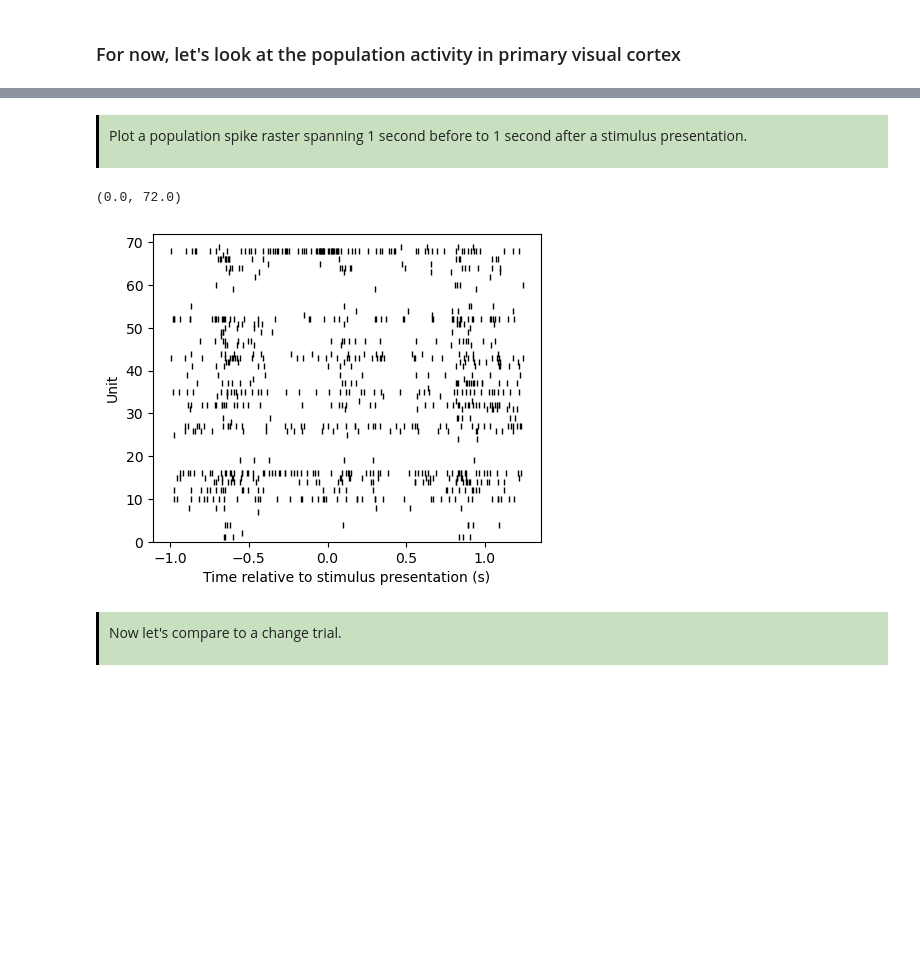
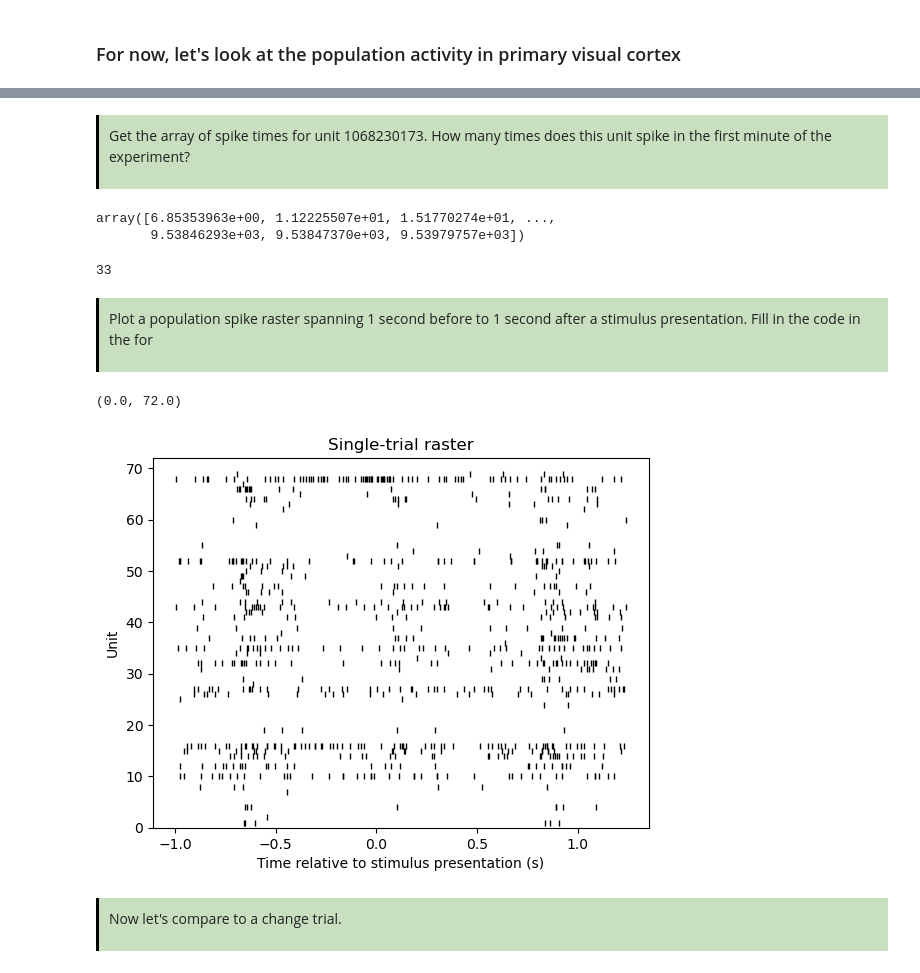
Before and after one commit to mattjdavis/SWDB_2024_Physiology, a Jupyter notebook: code/workshop_2_population_coding_solution.ipynb, the cells around one changed output, grey strips where cells are left out. Cells and saved outputs as stored; diff of their text form; code cells hidden in the pictures; blank space fills up the shorter version.

```diff
--- a/code/workshop_2_population_coding_solution.ipynb
+++ b/code/workshop_2_population_coding_solution.ipynb
@@ -181,0 +202,3 @@ num_units = len(area_units)
+# %%
+spike_times = session.spike_times
+spike_times
@@ -182,34 +223,49 @@ num_units = len(area_units)
+# %% [markdown]
+<div style="border-left: 3px solid #000; padding: 10px; padding-left: 10px; padding-bottom: 10px; background: #c8e0bf; ">
+
+Get the array of spike times for unit 1068230173. How many times does this unit spike in the first minute of the experiment?
+# %%
+unit_spike_times = spike_times[1068230173]
+unit_spike_times
+# %% [output]
+array([6.85353963e+00, 1.12225507e+01, 1.51770274e+01, ...,
+       9.53846293e+03, 9.53847370e+03, 9.53979757e+03])
+# %%
+sum(unit_spike_times < 60)
+# %% [output]
+33
 # %% [markdown]
 <div style="border-left: 3px solid #000; padding: 10px; padding-left: 10px; padding-bottom: 10px; background: #c8e0bf; ">
 
-Plot a population spike raster spanning 1 second before to 1 second after a stimulus presentation.
+Plot a population spike raster spanning 1 second before to 1 second after a stimulus presentation. Fill in the code in the for
 # %%
 ### plot a single-trial raster, population PSTH, and representation matrix
 pre_time = 1
 post_time = 1
 
-plt.figure(figsize=(5,4))
+fig, ax = plt.subplots(1, 1)
 
 presentation_idx = 1
-start_time = stimulus_presentations['start_time'][presentation_idx]
-end_time = stimulus_presentations['end_time'][presentation_idx]
+start_time = stimulus_presentations['start_time'][presentation_idx] # in seconds - start one second before this
+end_time = stimulus_presentations['end_time'][presentation_idx] # in seconds - go to one second after this
 
 unit_num = 0
 for iu, unit in area_units.iterrows():
     unit_spike_times = spike_times[iu]
 
     unit_spike_times = unit_spike_times[(unit_spike_times >= start_time - pre_time) * (unit_spike_times < end_time + post_time)]
     unit_num_spikes = len(unit_spike_times)
 
-    plt.plot(unit_spike_times - start_time, unit_num*np.ones(unit_num_spikes,), 'k|', markersize=5)
+    ax.plot(unit_spike_times - start_time, unit_num*np.ones(unit_num_spikes,), 'k|', markersize=5)
     unit_num += 1
 
-plt.xlabel('Time relative to stimulus presentation (s)')
-plt.ylabel('Unit')
-plt.ylim((0, num_units+1))
+ax.set_title('Single-trial raster')
+ax.set_xlabel('Time relative to stimulus presentation (s)')
+ax.set_ylabel('Unit')
+ax.set_ylim((0, num_units+1))
 # %% [output]
 (0.0, 72.0)
-[figure, old version]
+[figure, new version]
 # %% [markdown]
 <div style="border-left: 3px solid #000; padding: 10px; padding-left: 10px; padding-bottom: 10px; background: #c8e0bf; ">
 
```
Also changed, not shown: parts of 38 cells of this notebook.
